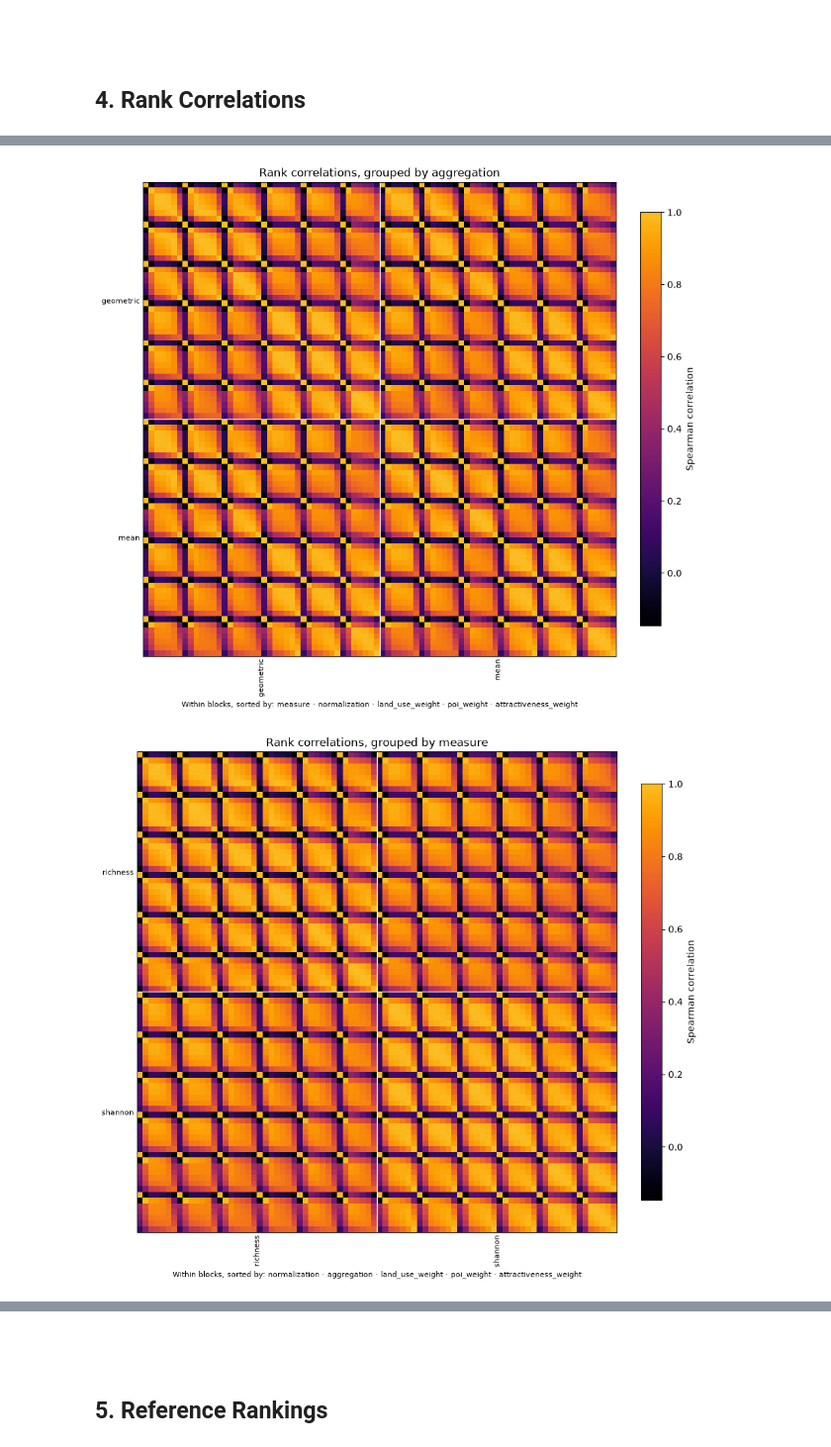
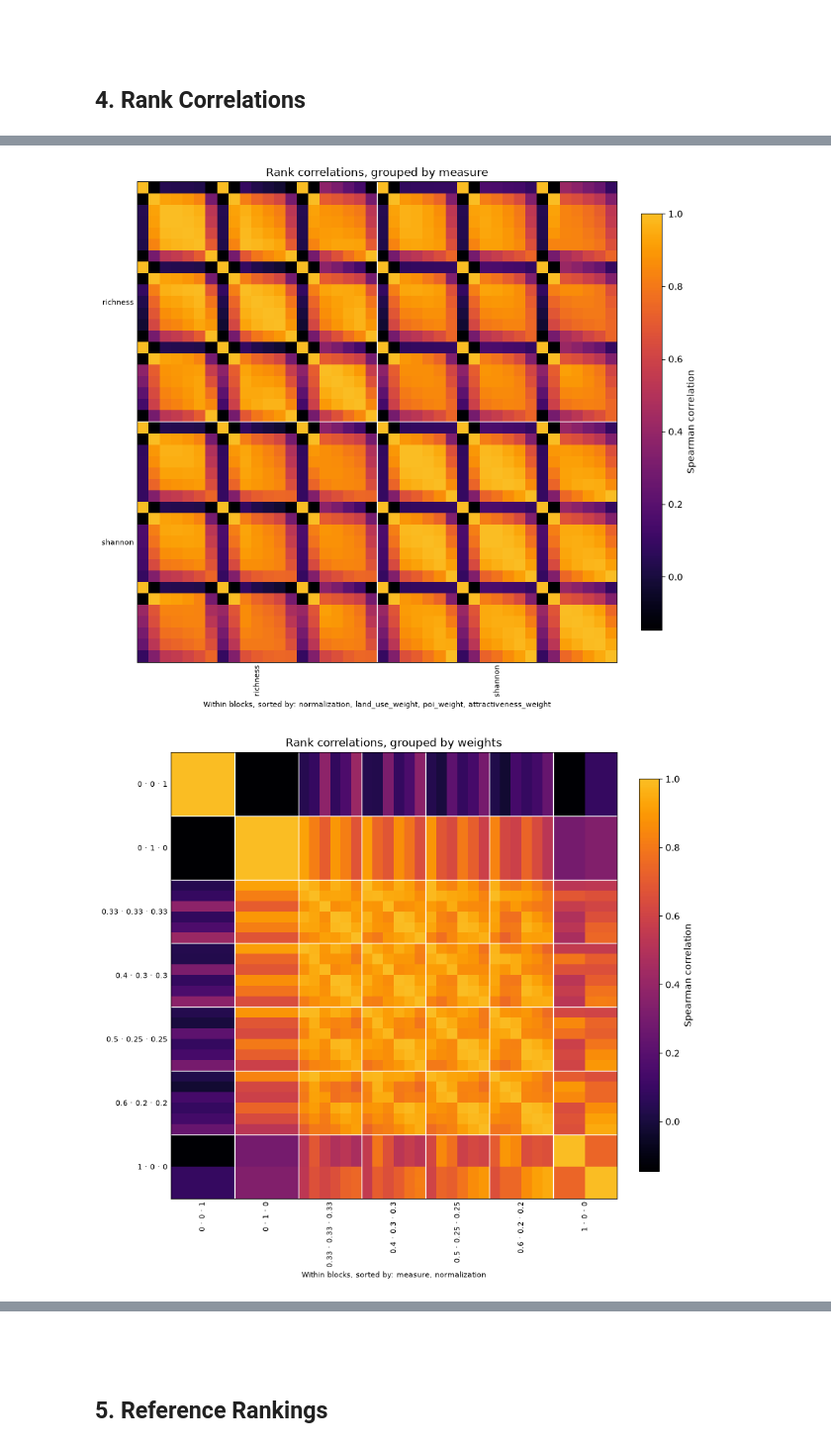
Before and after one commit to sanderengel/bikenwsplendor, a Jupyter notebook: notebooks/plotting/link_scores.ipynb, the cells around one changed output, grey strips where cells are left out. Shown at 99% size. Saved outputs shown, nothing was run; the diff lists cells and outputs as text; code cells hidden in the pictures.

Commit message:
chore(plotting): drop aggregation from link score figures

```diff
--- a/notebooks/plotting/link_scores.ipynb
+++ b/notebooks/plotting/link_scores.ipynb
@@ -148,7 +148,6 @@ summary.nsmallest(20, "median_rank")[["edge_id", "median_rank", "iqr_rank", "min
 # %%
 groupings = {
     "normalization": ["normalization"],
-    "aggregation": ["aggregation"],
     "measure": ["measure"],
     "weights": ["land_use_weight", "poi_weight", "attractiveness_weight"],
 }
@@ -163,2 +162,2 @@ for name, outer in groupings.items():
-[figure, old version]
+[figure, new version]
-[figure, old version]
+[figure, new version]
```
Also changed, not shown: parts of 3 cells of this notebook.
